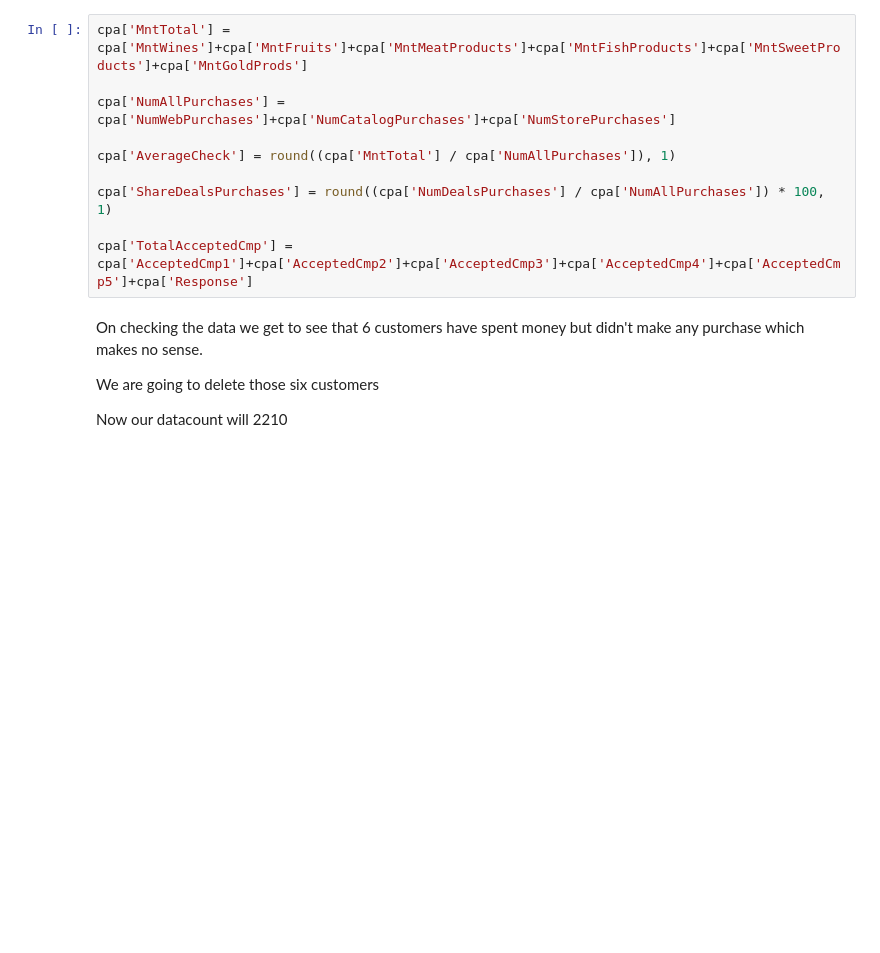
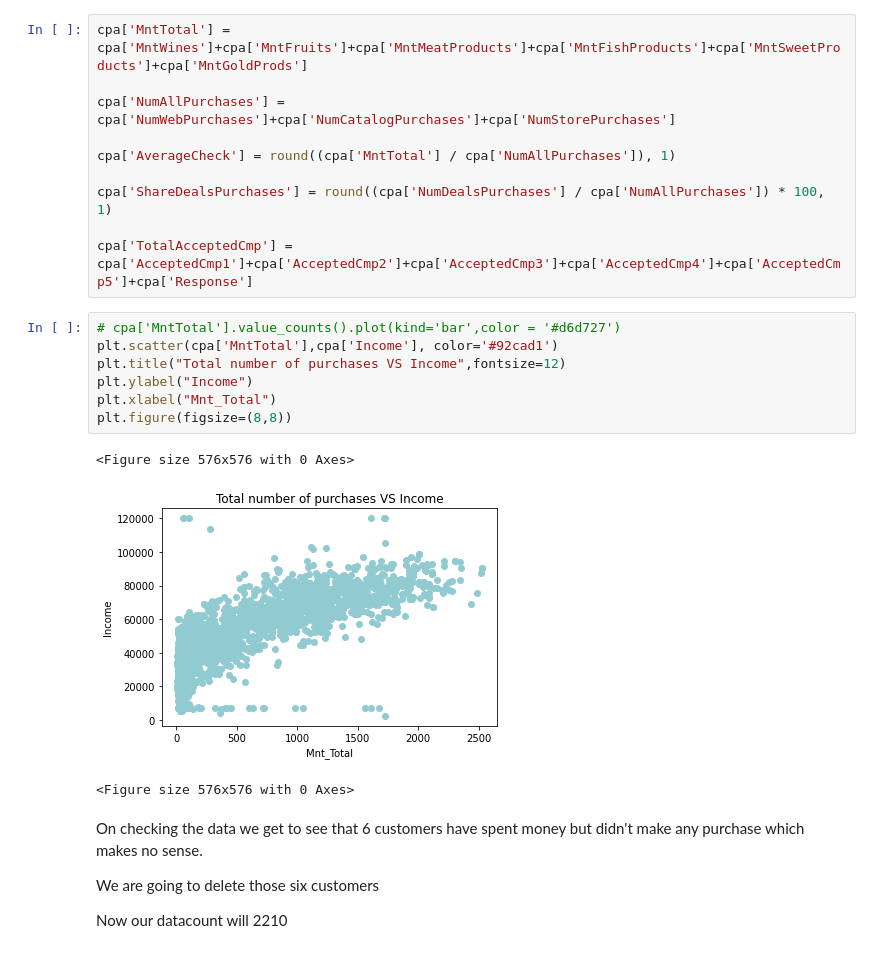
Before and after one commit to KittuPatel/CustomerPersonalityAnalysis, a Jupyter notebook: CustomerPersonalityAnalysis.ipynb, the cells around one changed output. Drawn from its saved outputs; the diff is of its cells as text; blank space fills up the shorter version.

```diff
--- a/CustomerPersonalityAnalysis.ipynb
+++ b/CustomerPersonalityAnalysis.ipynb
@@ -148,6 +158,17 @@ cpa['AverageCheck'] = round((cpa['MntTotal'] / cpa['NumAllPurchases']), 1)
 cpa['ShareDealsPurchases'] = round((cpa['NumDealsPurchases'] / cpa['NumAllPurchases']) * 100, 1)
 
 cpa['TotalAcceptedCmp'] = cpa['AcceptedCmp1']+cpa['AcceptedCmp2']+cpa['AcceptedCmp3']+cpa['AcceptedCmp4']+cpa['AcceptedCmp5']+cpa['Response']
+# %%
+# cpa['MntTotal'].value_counts().plot(kind='bar',color = '#d6d727')
+plt.scatter(cpa['MntTotal'],cpa['Income'], color='#92cad1')
+plt.title("Total number of purchases VS Income",fontsize=12)
+plt.ylabel("Income")
+plt.xlabel("Mnt_Total")
+plt.figure(figsize=(8,8))
+# %% [output]
+<Figure size 576x576 with 0 Axes>
+[figure, added]
+<Figure size 576x576 with 0 Axes>
 # %% [markdown]
 On checking the data we get to see that 6 customers have spent money but didn't make any purchase which makes no sense.
 
```
Also changed, not shown: parts of 18 cells of this notebook.
